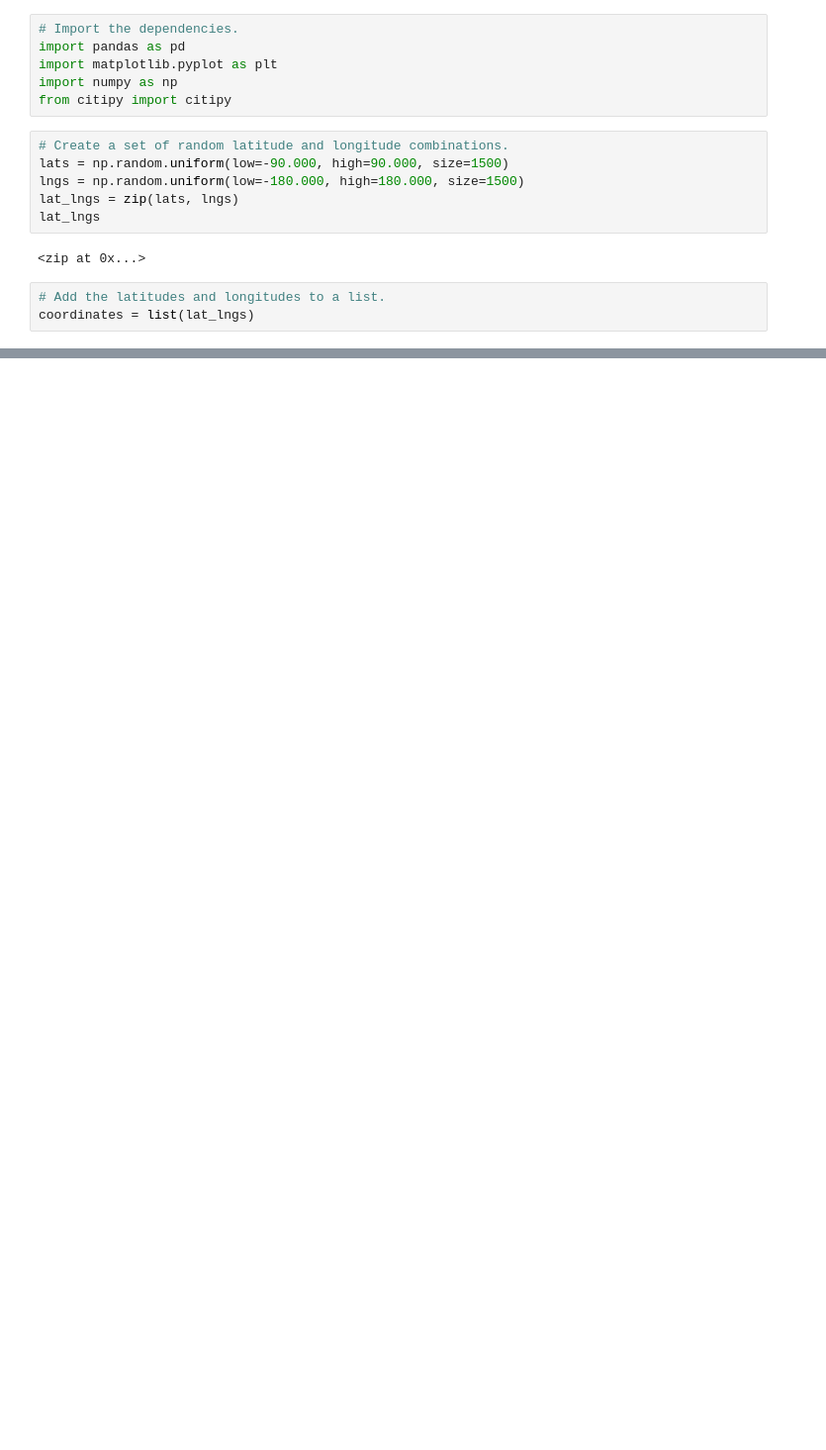
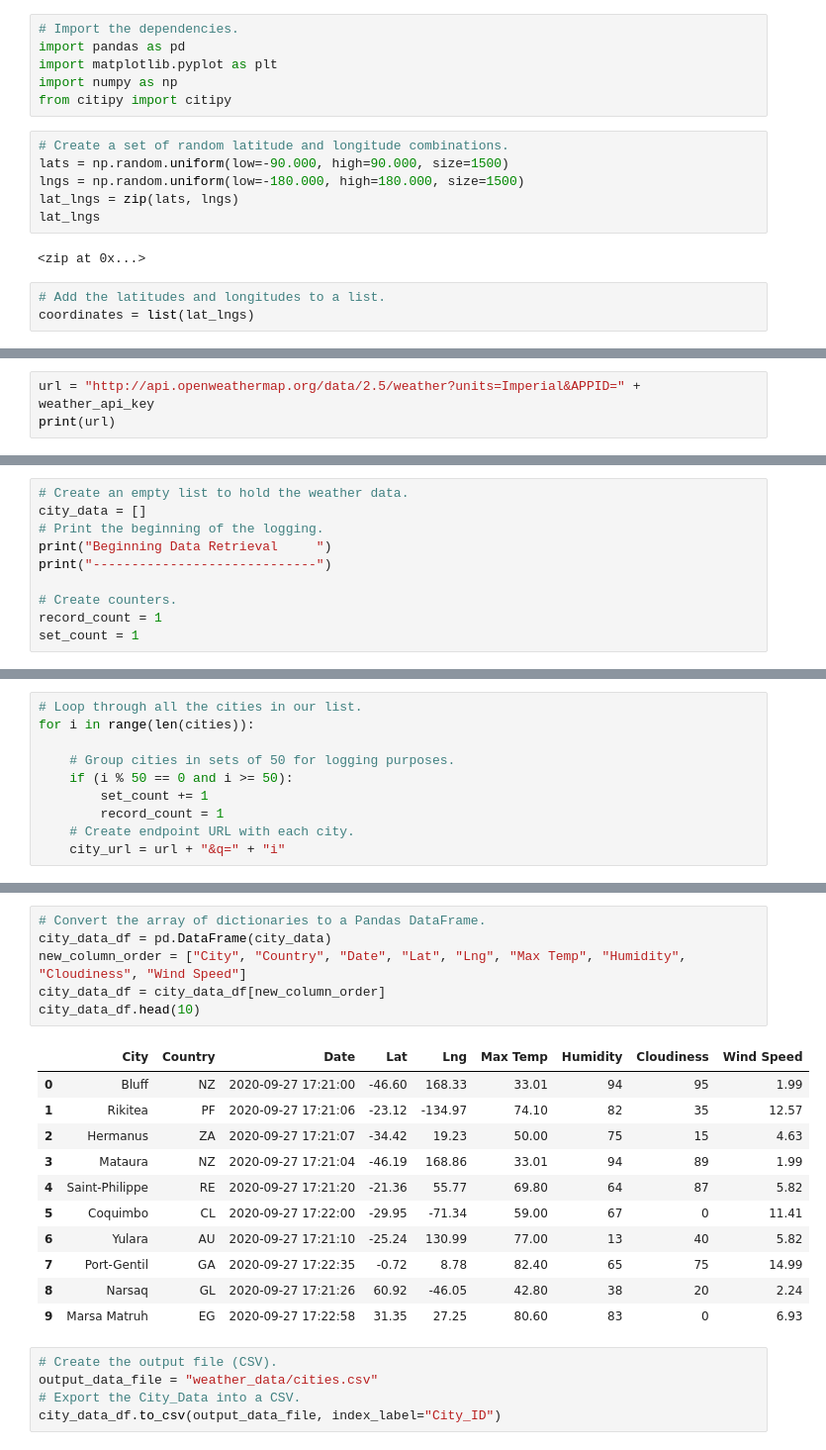
Before and after one commit to tw99ch/World_Weather_Analysis, a Jupyter notebook: WeatherPy.ipynb, the cells around one changed output, grey strips where cells are left out. Shown: that part at 99% size. Drawn from its saved outputs; the diff is of its cells as text; blank space fills up the shorter version.

```diff
--- a/WeatherPy.ipynb
+++ b/WeatherPy.ipynb
@@ -35,0 +37,3 @@ len(cities)
+# %%
+url = "http://api.openweathermap.org/data/2.5/weather?units=Imperial&APPID=" + weather_api_key
+print(url)
@@ -35,0 +42,10 @@ len(cities)
+# %%
+# Create an empty list to hold the weather data.
+city_data = []
+# Print the beginning of the logging.
+print("Beginning Data Retrieval     ")
+print("-----------------------------")
+
+# Create counters.
+record_count = 1
+set_count = 1
@@ -35,0 +58,10 @@ len(cities)
+# %%
+# Loop through all the cities in our list.
+for i in range(len(cities)):
+
+    # Group cities in sets of 50 for logging purposes.
+    if (i % 50 == 0 and i >= 50):
+        set_count += 1
+        record_count = 1
+    # Create endpoint URL with each city.
+    city_url = url + "&q=" + "i"
@@ -35,0 +135,23 @@ len(cities)
+# %%
+# Convert the array of dictionaries to a Pandas DataFrame.
+city_data_df = pd.DataFrame(city_data)
+new_column_order = ["City", "Country", "Date", "Lat", "Lng", "Max Temp", "Humidity", "Cloudiness", "Wind Speed"]
+city_data_df = city_data_df[new_column_order]
+city_data_df.head(10)
+# %% [output]
+|  | City | Country | Date | Lat | Lng | Max Temp | Humidity | Cloudiness | Wind Speed |
+| 0 | Bluff | NZ | 2020-09-27 17:21:00 | -46.60 | 168.33 | 33.01 | 94 | 95 | 1.99 |
+| 1 | Rikitea | PF | 2020-09-27 17:21:06 | -23.12 | -134.97 | 74.10 | 82 | 35 | 12.57 |
+| 2 | Hermanus | ZA | 2020-09-27 17:21:07 | -34.42 | 19.23 | 50.00 | 75 | 15 | 4.63 |
+| 3 | Mataura | NZ | 2020-09-27 17:21:04 | -46.19 | 168.86 | 33.01 | 94 | 89 | 1.99 |
+| 4 | Saint-Philippe | RE | 2020-09-27 17:21:20 | -21.36 | 55.77 | 69.80 | 64 | 87 | 5.82 |
+| 5 | Coquimbo | CL | 2020-09-27 17:22:00 | -29.95 | -71.34 | 59.00 | 67 | 0 | 11.41 |
+| 6 | Yulara | AU | 2020-09-27 17:21:10 | -25.24 | 130.99 | 77.00 | 13 | 40 | 5.82 |
+| 7 | Port-Gentil | GA | 2020-09-27 17:22:35 | -0.72 | 8.78 | 82.40 | 65 | 75 | 14.99 |
+| 8 | Narsaq | GL | 2020-09-27 17:21:26 | 60.92 | -46.05 | 42.80 | 38 | 20 | 2.24 |
+| 9 | Marsa Matruh | EG | 2020-09-27 17:22:58 | 31.35 | 27.25 | 80.60 | 83 | 0 | 6.93 |
+# %%
+# Create the output file (CSV).
+output_data_file = "weather_data/cities.csv"
+# Export the City_Data into a CSV.
+city_data_df.to_csv(output_data_file, index_label="City_ID")
```
Also changed, not shown: parts of 7 cells of this notebook, 2 other files.
